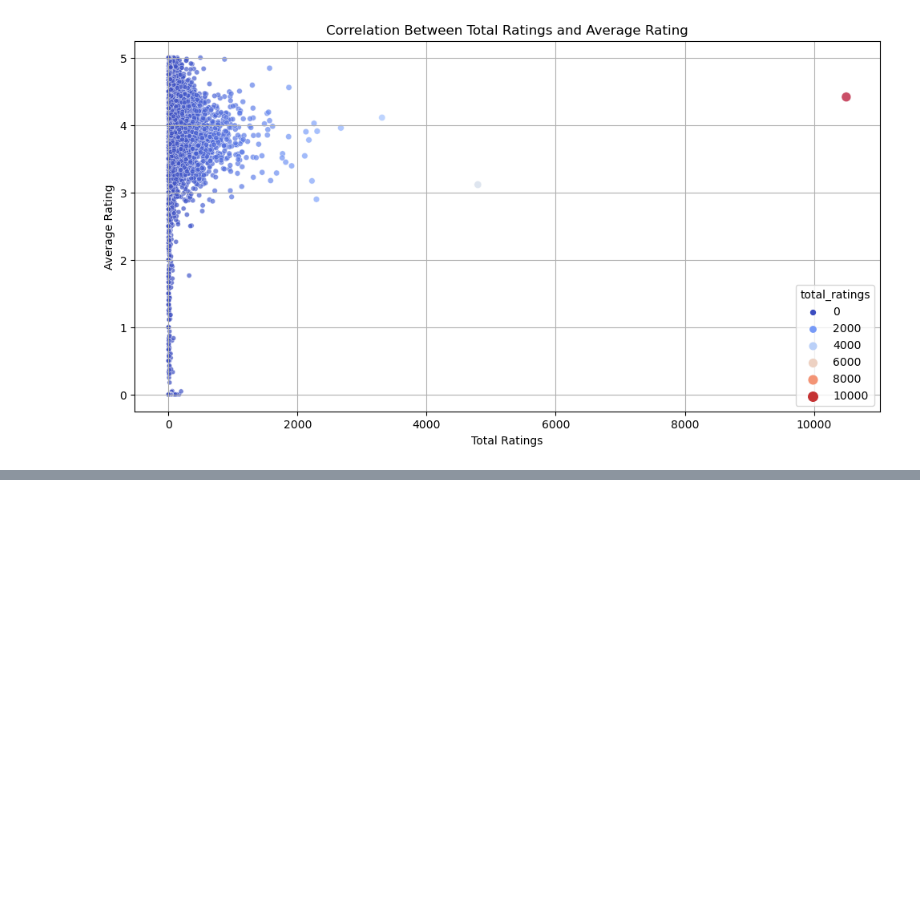
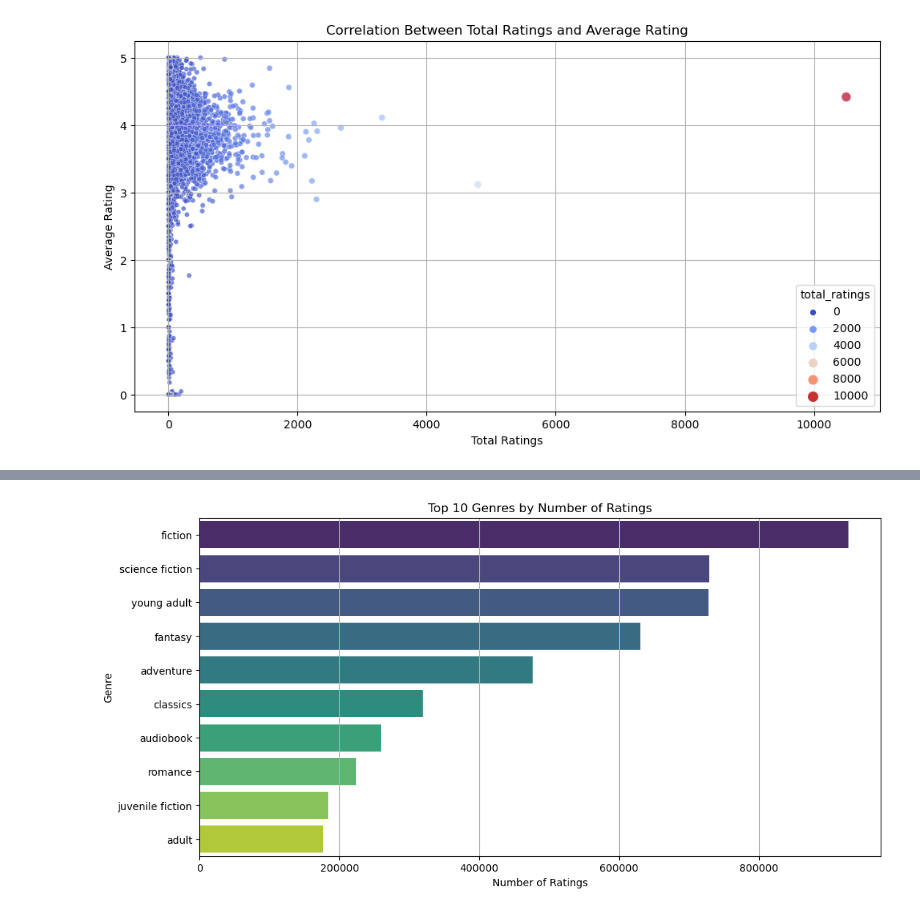
Before and after one commit to hwangisgone/book-rec-2, a Jupyter notebook: data-pipeline/eda_merge.ipynb, the cells around one changed output, grey strips where cells are left out. Cells and saved outputs as stored; diff of their text form; code cells hidden in the pictures; blank space fills up the shorter version.

```diff
--- a/data-pipeline/eda_merge.ipynb
+++ b/data-pipeline/eda_merge.ipynb
@@ -146,0 +198,18 @@ plt.show()
+# %%
+# 3. Top Genres by Number of Ratings
+# Merge ratings with book_genres
+books_ratings_genres = ratings_df.merge(books_genres_df, left_on='isbn13', right_on='isbn13', how='inner')
+books_ratings_genres['genre_name'] = books_ratings_genres['genre_name'].str.lower()
+genre_rating_count = books_ratings_genres.groupby("genre_name")['isbn13'].count().reset_index()
+genre_rating_count.columns = ["genre", "rating_count"]
+top_genres_ratings = genre_rating_count.sort_values(by="rating_count", ascending=False).head(10)
+
+plt.figure(figsize=(12, 6))
+sns.barplot(data=top_genres_ratings, x="rating_count", y="genre", palette="viridis")
+plt.title("Top 10 Genres by Number of Ratings")
+plt.xlabel("Number of Ratings")
+plt.ylabel("Genre")
+plt.grid(axis='x')
+plt.show()
+# %% [output]
+[figure, added]
```
Also changed, not shown: parts of 10 cells of this notebook, 1 other file.
